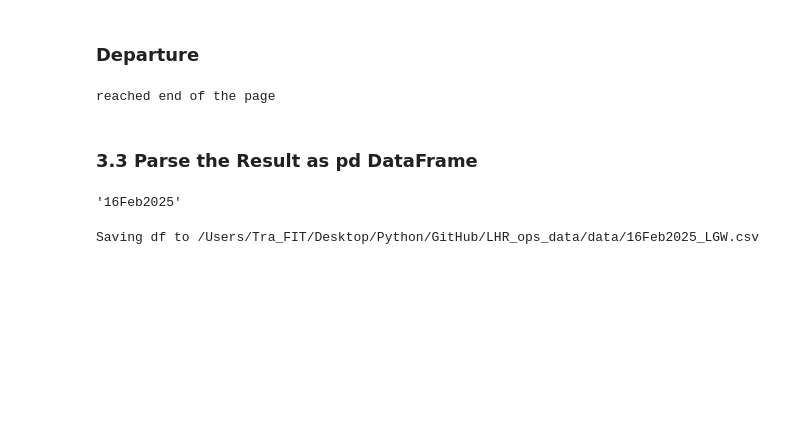
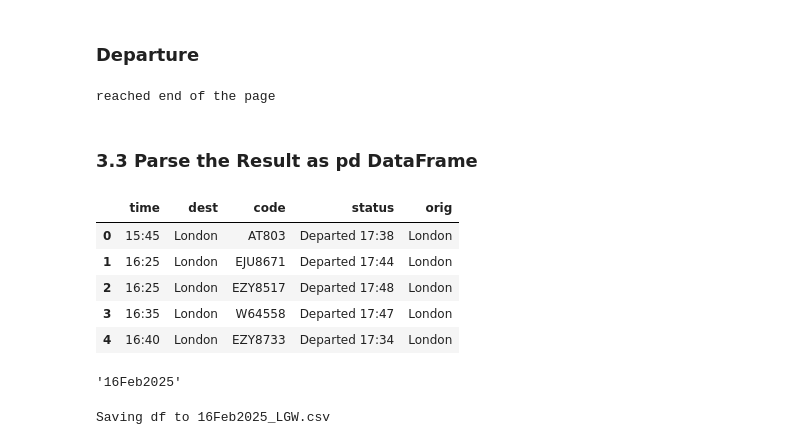
Before and after one commit to cwtravisyip/LHR_ops_data, a Jupyter notebook: code/selenium_scraper.ipynb, the cells around one changed output. Saved outputs shown, nothing was run; the diff lists cells and outputs as text; code cells hidden in the pictures; blank space fills up the shorter version.

Commit message:
Clarify the df variable name

```diff
--- a/code/selenium_scraper.ipynb
+++ b/code/selenium_scraper.ipynb
@@ -272,6 +292,14 @@ df_arrv = pd.DataFrame(lgw_arrv)
 df_dept['dest'] = 'London'
 # %%
 df_lgw = pd.concat([df_dept,df_arrv]).drop(columns = 'dummy')
+df_lgw.head()
+# %% [output]
+|  | time | dest | code | status | orig |
+| 0 | 15:45 | London | AT803 | Departed 17:38 | London |
+| 1 | 16:25 | London | EJU8671 | Departed 17:44 | London |
+| 2 | 16:25 | London | EZY8517 | Departed 17:48 | London |
+| 3 | 16:35 | London | W64558 | Departed 17:47 | London |
+| 4 | 16:40 | London | EZY8733 | Departed 17:34 | London |
 # %%
 current_date = datetime.datetime.now(tz= datetime.timezone.utc)
 current_date.strftime('%d%b%Y')
@@ -287,7 +315,7 @@ parent_directory = os.path.dirname(os.getcwd())
 filepath = os.path.join(parent_directory ,"data",file_name )
 
 # save to csv
-print(f"Saving df to {filepath}")
-df.to_csv(filepath)
+print(f"Saving df to {file_name}")
+df_lgw.to_csv(filepath)
 # %% [output]
-Saving df to /Users/Tra_FIT/Desktop/Python/GitHub/LHR_ops_data/data/16Feb2025_LGW.csv
+Saving df to 16Feb2025_LGW.csv
```
Also changed, not shown: parts of 2 cells of this notebook.
